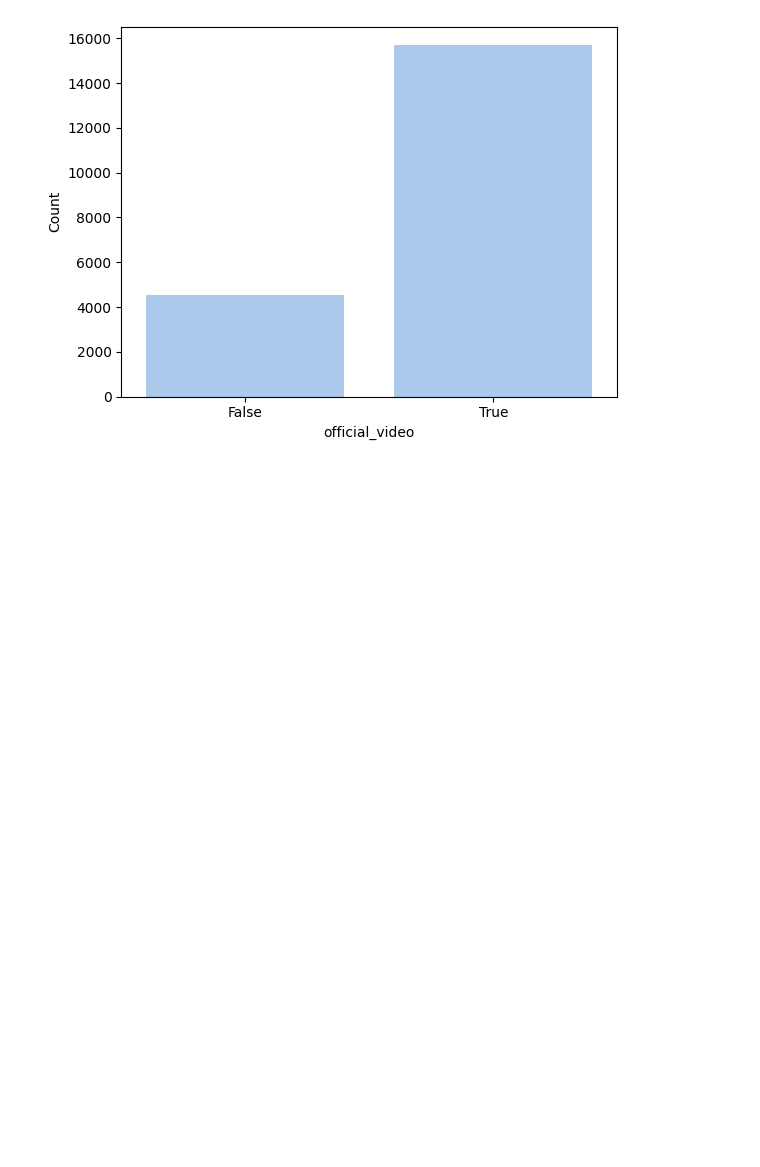
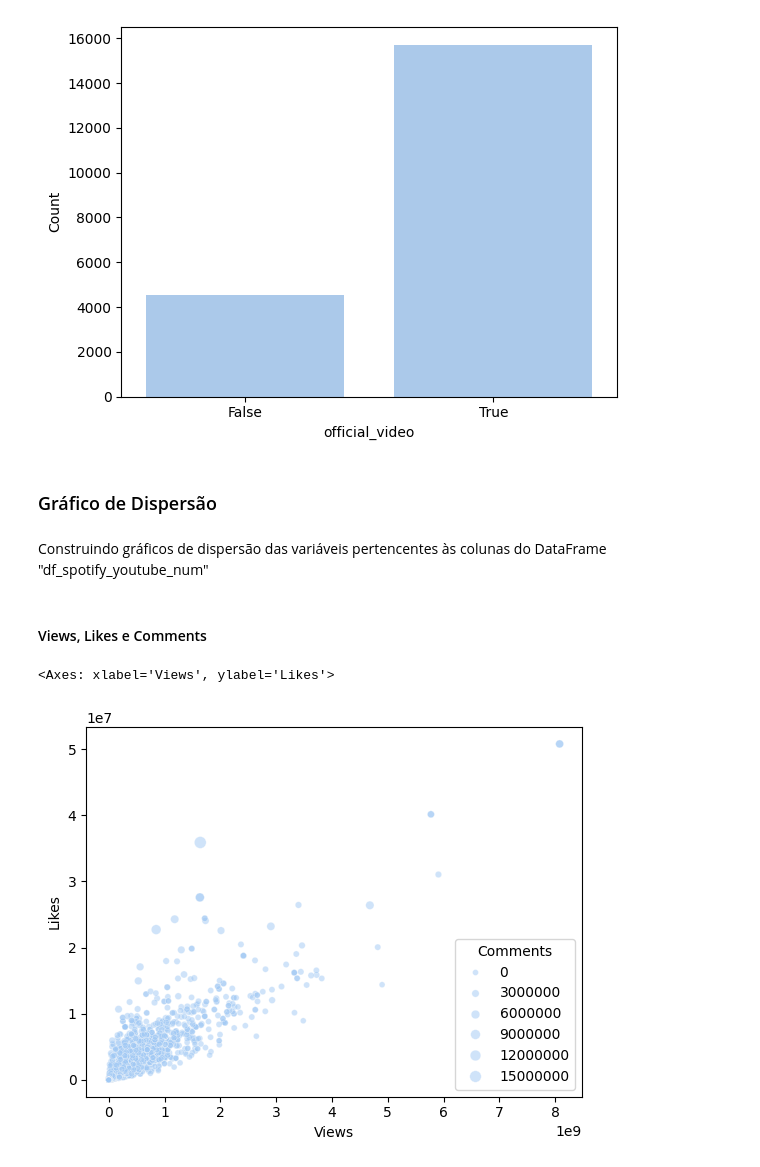
Before and after one commit to sylrod569/Projeto-ICD---An-lise-de-Dados-do-Spotify-Youtube, a Jupyter notebook: tratamento_de_dados.ipynb, the cells around one changed output. Saved outputs shown, nothing was run; the diff lists cells and outputs as text; code cells hidden in the pictures; blank space fills up the shorter version.

Commit message:
adicionando os gráficos de dispersão

```diff
--- a/tratamento_de_dados.ipynb
+++ b/tratamento_de_dados.ipynb
@@ -293,3 +293,14 @@ plt.ylabel('Count')
 plt.show()
 # %% [output]
 [figure]
+# %% [markdown]
+### Gráfico de Dispersão
+# %% [markdown]
+Construindo gráficos de dispersão das variáveis pertencentes às colunas do DataFrame "df_spotify_youtube_num"
+# %% [markdown]
+#### Views, Likes e Comments
+# %%
+sns.scatterplot(data=df_spotify_youtube_num,x='Views',y='Likes',size='Comments',alpha=0.5)
+# %% [output]
+<Axes: xlabel='Views', ylabel='Likes'>
+[figure, added]
```
Also changed, not shown: parts of 8 cells of this notebook, 1 other file.
